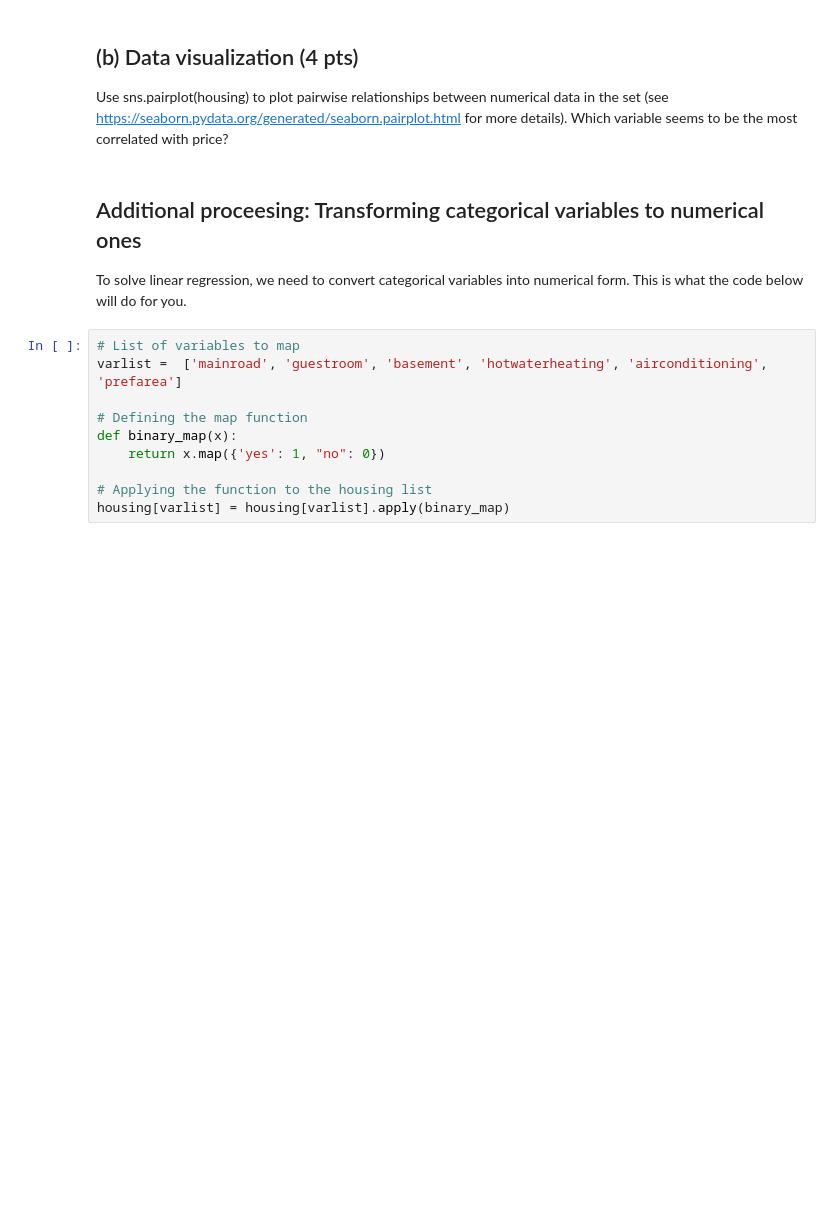
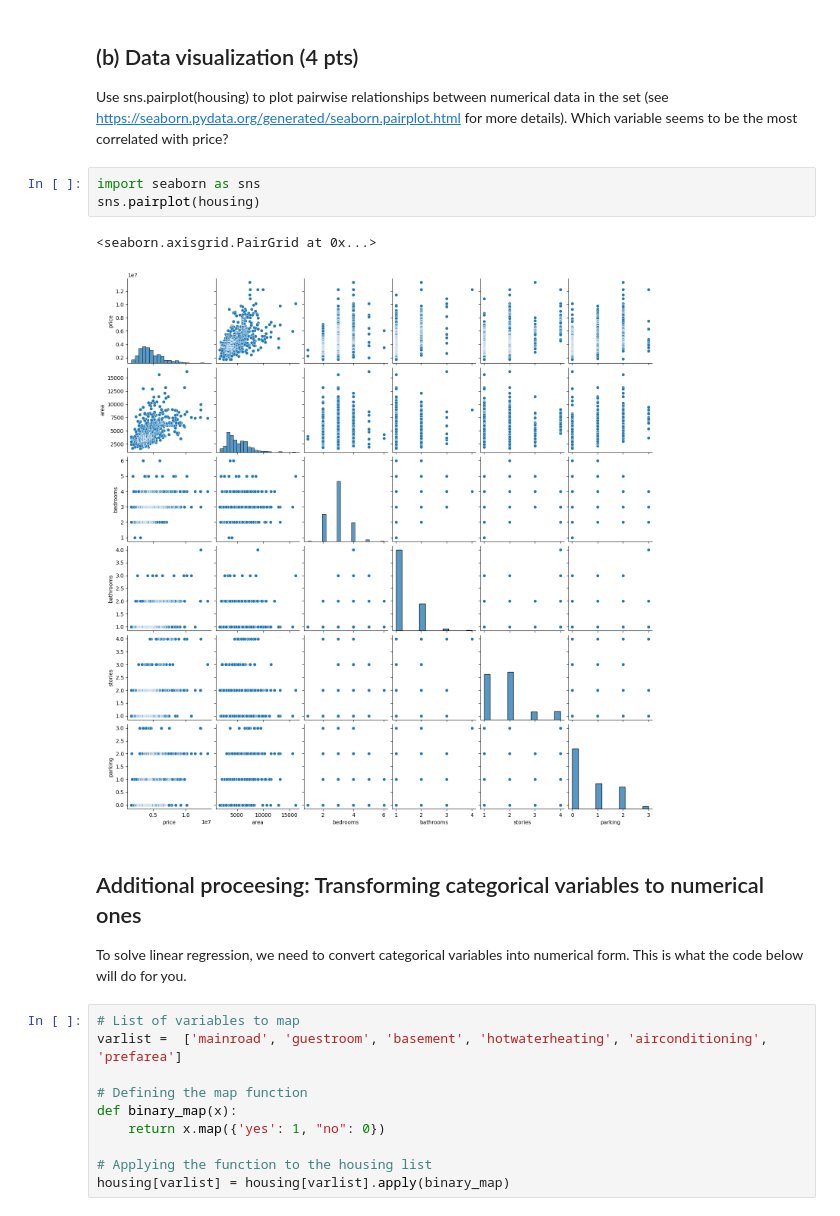
Before and after one commit to jag2k2/ut-stat-ml, a Jupyter notebook: HW1/Homework1Programming.ipynb, the cells around one changed output. Saved outputs shown, nothing was run; the diff lists cells and outputs as text; blank space fills up the shorter version.

```diff
--- a/HW1/Homework1Programming.ipynb
+++ b/HW1/Homework1Programming.ipynb
@@ -250,6 +308,12 @@ Are any data entries missing, i.e., do we have to perform data imputation? Note
 ## (b) Data visualization (4 pts)
 
 Use sns.pairplot(housing) to plot pairwise relationships between numerical data in the set (see https://seaborn.pydata.org/generated/seaborn.pairplot.html for more details). Which variable seems to be the most correlated with price?
+# %%
+import seaborn as sns
+sns.pairplot(housing)
+# %% [output]
+<seaborn.axisgrid.PairGrid at 0x...>
+[figure, added]
 # %% [markdown]
 ## Additional proceesing: Transforming categorical variables to numerical ones
 To solve linear regression, we need to convert categorical variables into numerical form. This is what the code below will do for you.
```
Also changed, not shown: parts of 10 cells of this notebook, 1 other file.
